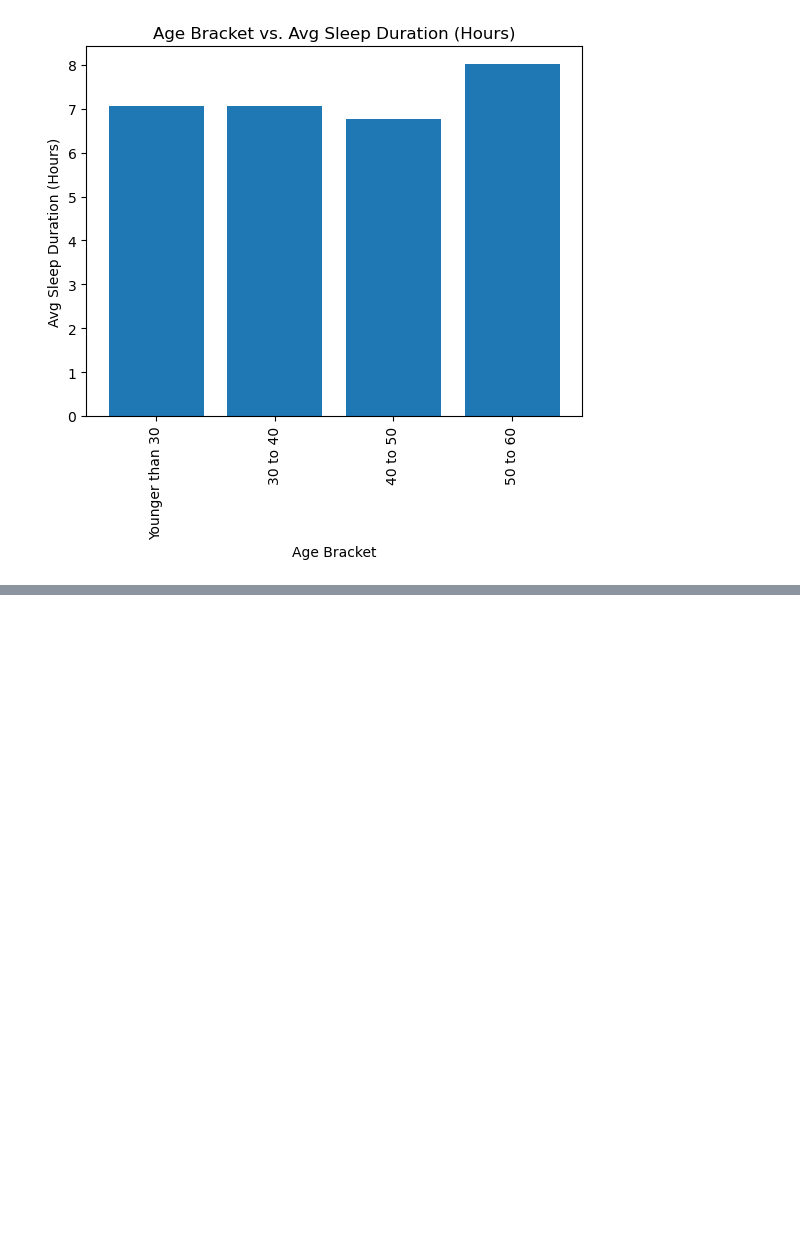
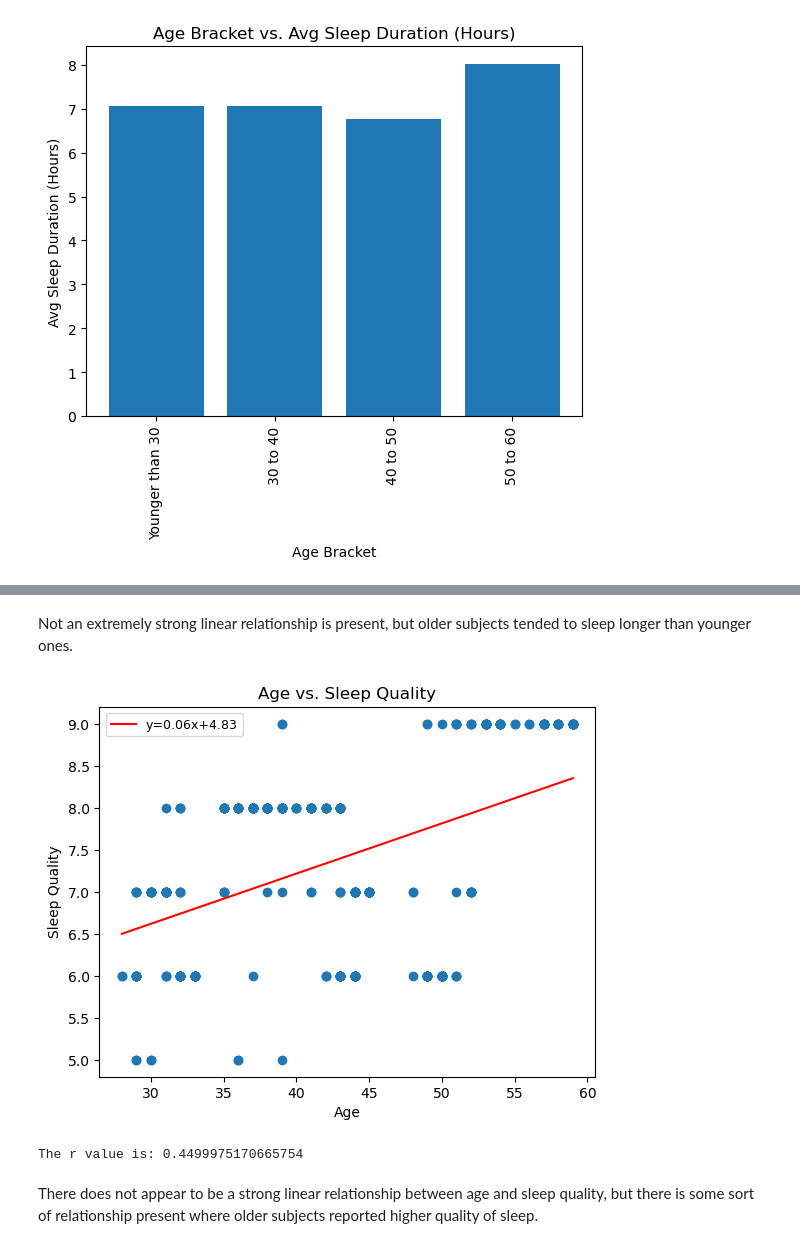
Before and after one commit to johnweissmann/project-1, a Jupyter notebook: main.ipynb, the cells around one changed output, grey strips where cells are left out. Drawn from its saved outputs; the diff is of its cells as text; code cells hidden in the pictures; blank space fills up the shorter version.

```diff
--- a/main.ipynb
+++ b/main.ipynb
@@ -149,0 +177,9 @@ plt.show()
+# %% [markdown]
+Not an extremely strong linear relationship is present, but older subjects tended to sleep longer than younger ones.
+# %%
+linear(sleep_df_clean["Age"],sleep_df_clean['Quality of Sleep'],"Age vs. Sleep Quality", "Age", "Sleep Quality")
+# %% [output]
+[figure, added]
+The r value is: 0.4499975170665754
+# %% [markdown]
+There does not appear to be a strong linear relationship between age and sleep quality, but there is some sort of relationship present where older subjects reported higher quality of sleep.
```
Also changed, not shown: parts of 11 cells of this notebook.
